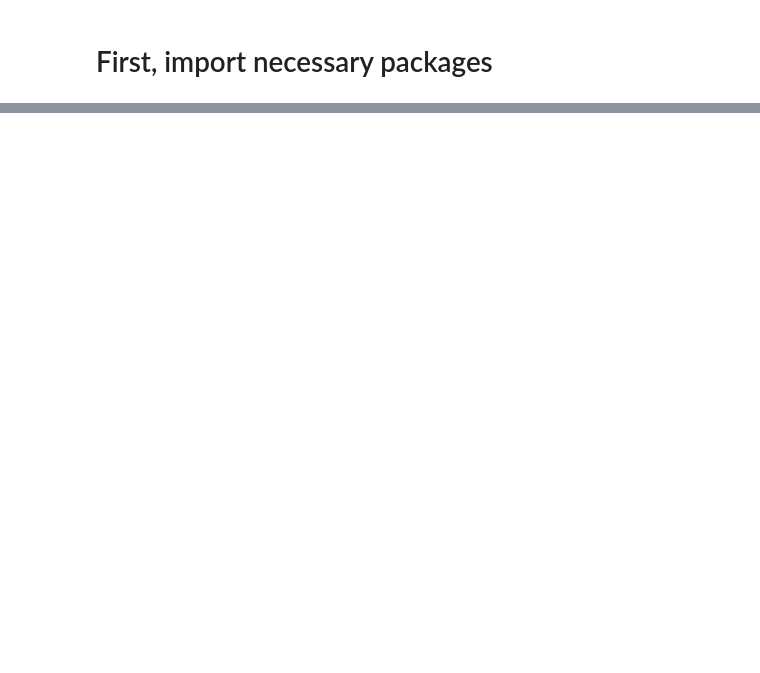
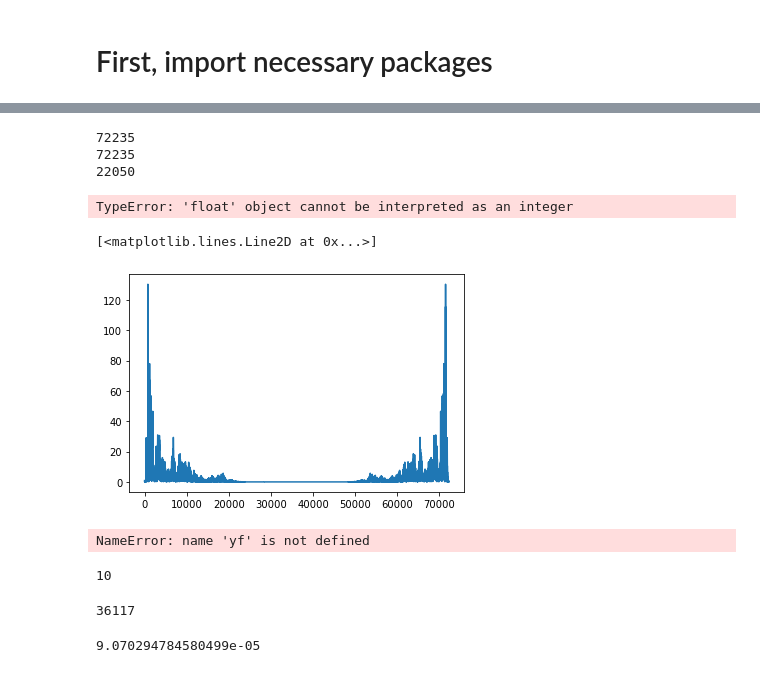
Before and after one commit to victorarjona2/python, a Jupyter notebook: masters-program/spring-2021/math-668/math-668-project-not-stolen-ssn.ipynb, the cells around one changed output, grey strips where cells are left out. Cells and saved outputs as stored; diff of their text form; code cells hidden in the pictures; blank space fills up the shorter version.

```diff
--- a/masters-program/spring-2021/math-668/math-668-project-not-stolen-ssn.ipynb
+++ b/masters-program/spring-2021/math-668/math-668-project-not-stolen-ssn.ipynb
@@ -31,0 +35,32 @@ librosa.display.waveplot(y = wave, sr = sample_rate)
+# %%
+yf = scipy.fft.fft(wave)
+print(len(wave))
+print(sample_rate)
+T = 1.0/sample_rate
+xf = np.linspace(0, duration_of_sound/2)
+# %% [output]
+72235
+72235
+22050
+TypeError: 'float' object cannot be interpreted as an integer
+# %%
+plt.plot(np.abs(yf))
+# %% [output]
+[<matplotlib.lines.Line2D at 0x...>]
+[figure, added]
+# %%
+plt.plot(yf)
+# %% [output]
+NameError: name 'yf' is not defined
+# %%
+len(np.linspace(0,1/31, 10))
+# %% [output]
+10
+# %%
+len(wave)//2
+# %% [output]
+36117
+# %%
+2/sample_rate
+# %% [output]
+9.070294784580499e-05
```
Also changed, not shown: parts of 6 cells of this notebook.
